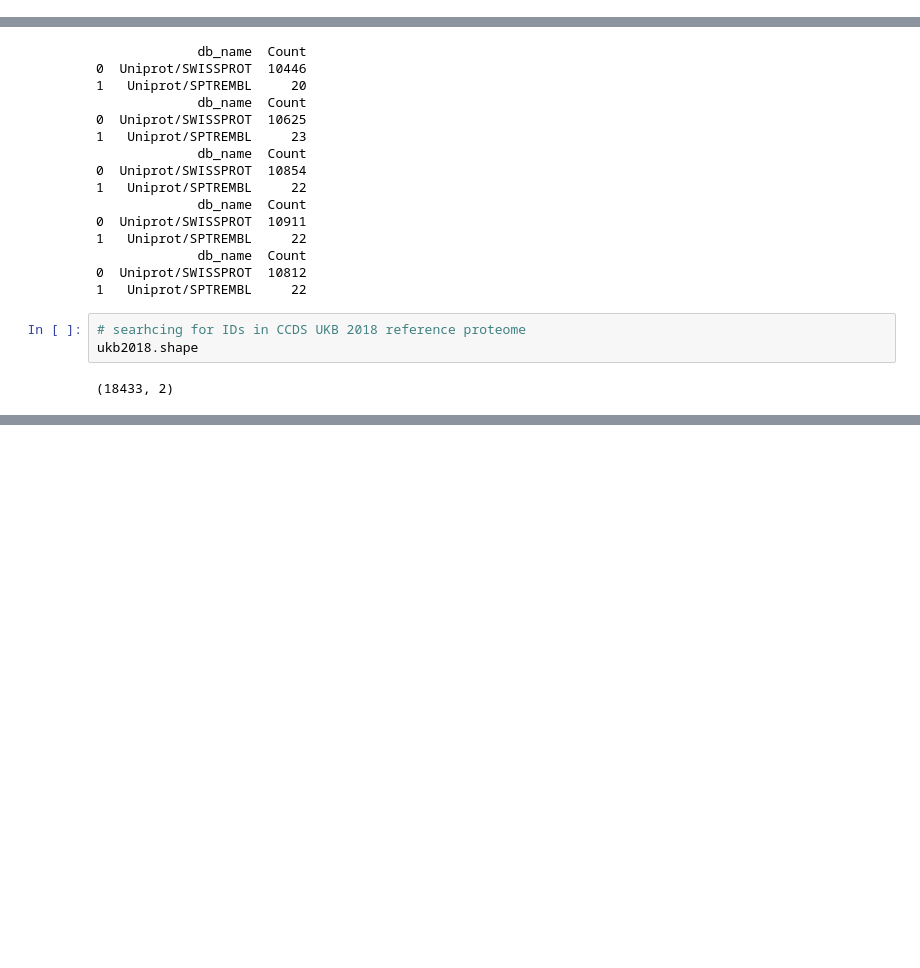
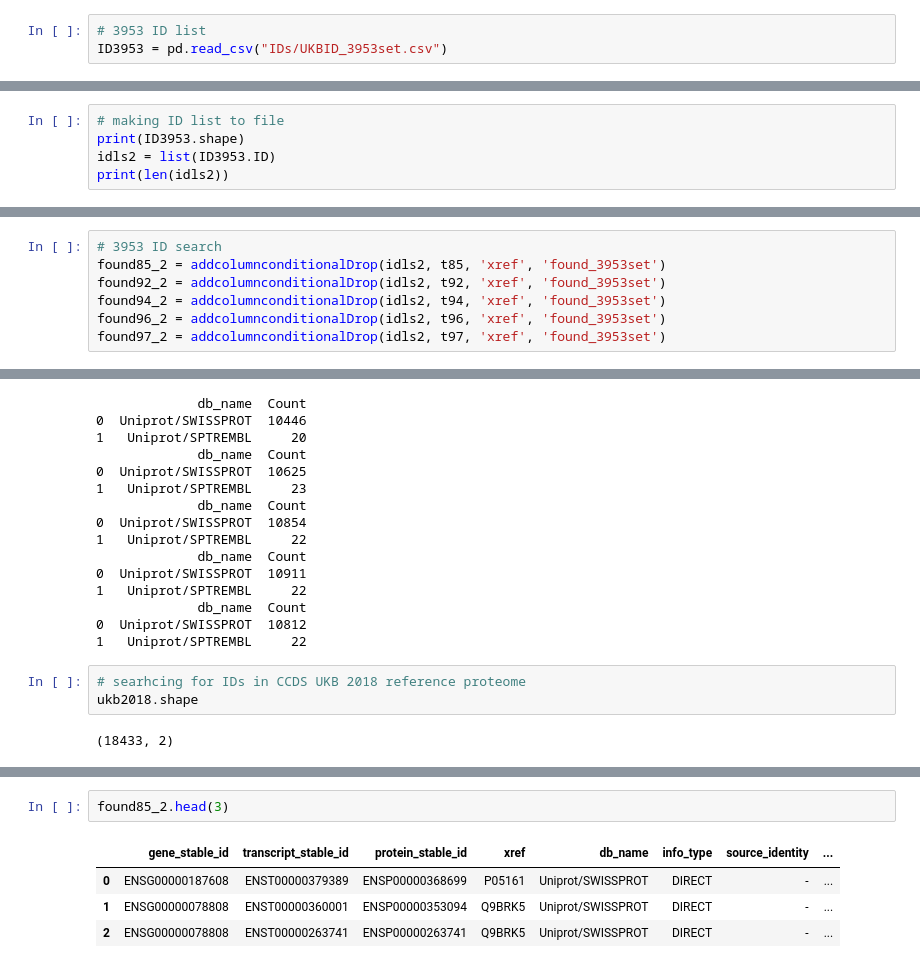
Before and after one commit to Mfpfox/MAPPING, a Jupyter notebook: C19_11_16_ID_SEARCH.ipynb, the cells around one changed output, grey strips where cells are left out. Cells and saved outputs as stored; diff of their text form; blank space fills up the shorter version.

```diff
--- a/C19_11_16_ID_SEARCH.ipynb
+++ b/C19_11_16_ID_SEARCH.ipynb
@@ -65,3 +67,6 @@ ID = pd.read_csv("UniqueIDs_og_chemoproteomic_2012_11_4119.csv")
+# %%
+# 3953 ID list
+ID3953 = pd.read_csv("IDs/UKBID_3953set.csv")
 # %%
 # searching in reference proteome 2018
 ukb2018 = pd.read_csv("UKBCCDS_FASTA_simple.csv")
@@ -120 +123,6 @@ print(len(idls))
 4119
+# %%
+# making ID list to file
+print(ID3953.shape)
+idls2 = list(ID3953.ID)
+print(len(idls2))
@@ -142,3 +154,10 @@ df shape post drop:  (10648, 10)
 1          True   10834
 dropping false
 df shape post drop:  (10834, 10)
+# %%
+# 3953 ID search
+found85_2 = addcolumnconditionalDrop(idls2, t85, 'xref', 'found_3953set')
+found92_2 = addcolumnconditionalDrop(idls2, t92, 'xref', 'found_3953set')
+found94_2 = addcolumnconditionalDrop(idls2, t94, 'xref', 'found_3953set')
+found96_2 = addcolumnconditionalDrop(idls2, t96, 'xref', 'found_3953set')
+found97_2 = addcolumnconditionalDrop(idls2, t97, 'xref', 'found_3953set')
@@ -209,0 +274,7 @@ len of col set:  4000
+# %%
+found85_2.head(3)
+# %% [output]
+|  | gene_stable_id | transcript_stable_id | protein_stable_id | xref | db_name | info_type | source_identity | ... |
+| 0 | ENSG00000187608 | ENST00000379389 | ENSP00000368699 | P05161 | Uniprot/SWISSPROT | DIRECT | - | ... |
+| 1 | ENSG00000078808 | ENST00000360001 | ENSP00000353094 | Q9BRK5 | Uniprot/SWISSPROT | DIRECT | - | ... |
+| 2 | ENSG00000078808 | ENST00000263741 | ENSP00000263741 | Q9BRK5 | Uniprot/SWISSPROT | DIRECT | - | ... |
```
Also changed, not shown: parts of 20 cells of this notebook, 4 other files.
